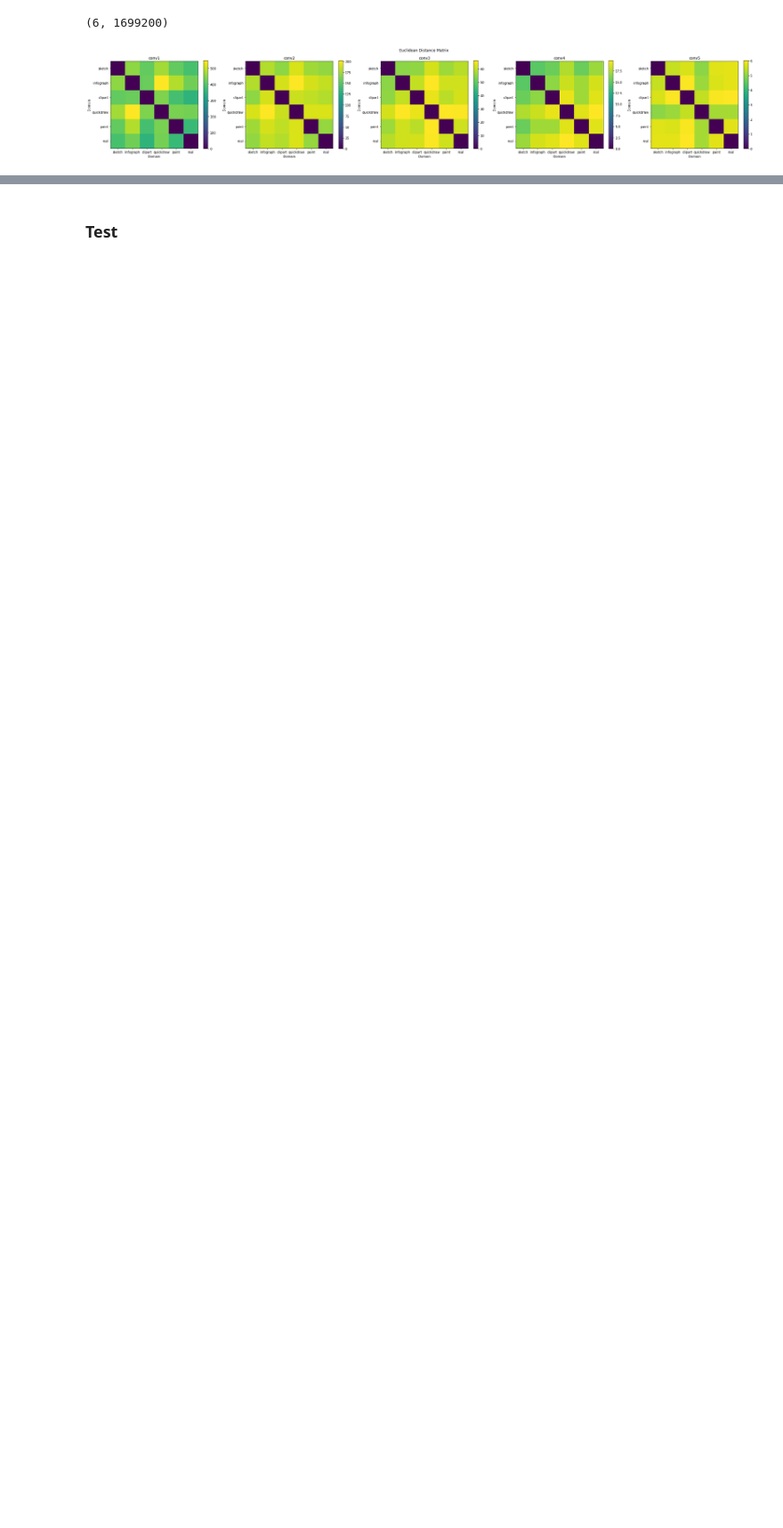
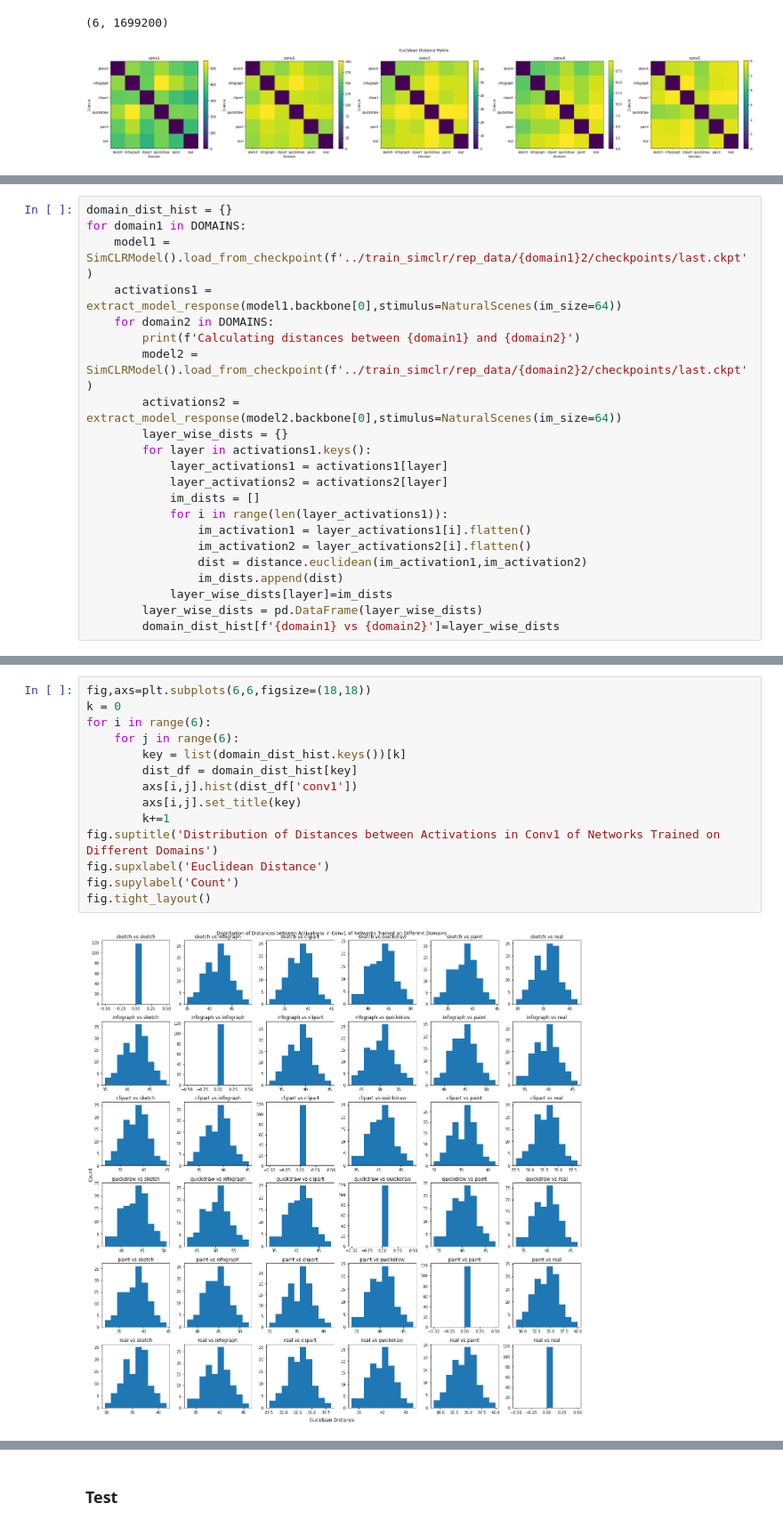
Before and after one commit to talmolab/domain_rep, a Jupyter notebook: rep_analysis/representation_comp_base.ipynb, the cells around one changed output, grey strips where cells are left out. Shown at 89% size. Saved outputs shown, nothing was run; the diff lists cells and outputs as text; blank space fills up the shorter version.

```diff
--- a/rep_analysis/representation_comp_base.ipynb
+++ b/rep_analysis/representation_comp_base.ipynb
@@ -211,0 +262,22 @@ plt.show()
+# %%
+domain_dist_hist = {}
+for domain1 in DOMAINS:
+    model1 = SimCLRModel().load_from_checkpoint(f'../train_simclr/rep_data/{domain1}2/checkpoints/last.ckpt')
+    activations1 = extract_model_response(model1.backbone[0],stimulus=NaturalScenes(im_size=64))
+    for domain2 in DOMAINS:
+        print(f'Calculating distances between {domain1} and {domain2}')
+        model2 = SimCLRModel().load_from_checkpoint(f'../train_simclr/rep_data/{domain2}2/checkpoints/last.ckpt')
+        activations2 = extract_model_response(model2.backbone[0],stimulus=NaturalScenes(im_size=64))
+        layer_wise_dists = {}
+        for layer in activations1.keys():
+            layer_activations1 = activations1[layer]
+            layer_activations2 = activations2[layer]
+            im_dists = []
+            for i in range(len(layer_activations1)):
+                im_activation1 = layer_activations1[i].flatten()
+                im_activation2 = layer_activations2[i].flatten()
+                dist = distance.euclidean(im_activation1,im_activation2)
+                im_dists.append(dist)
+            layer_wise_dists[layer]=im_dists
+        layer_wise_dists = pd.DataFrame(layer_wise_dists)
+        domain_dist_hist[f'{domain1} vs {domain2}']=layer_wise_dists
@@ -211,0 +302,16 @@ plt.show()
+# %%
+fig,axs=plt.subplots(6,6,figsize=(18,18))
+k = 0
+for i in range(6):
+    for j in range(6):
+        key = list(domain_dist_hist.keys())[k]
+        dist_df = domain_dist_hist[key]
+        axs[i,j].hist(dist_df['conv1'])
+        axs[i,j].set_title(key)
+        k+=1
+fig.suptitle('Distribution of Distances between Activations in Conv1 of Networks Trained on Different Domains')
+fig.supxlabel('Euclidean Distance')
+fig.supylabel('Count')
+fig.tight_layout()
+# %% [output]
+[figure, added]
```
Also changed, not shown: parts of 8 cells of this notebook.
